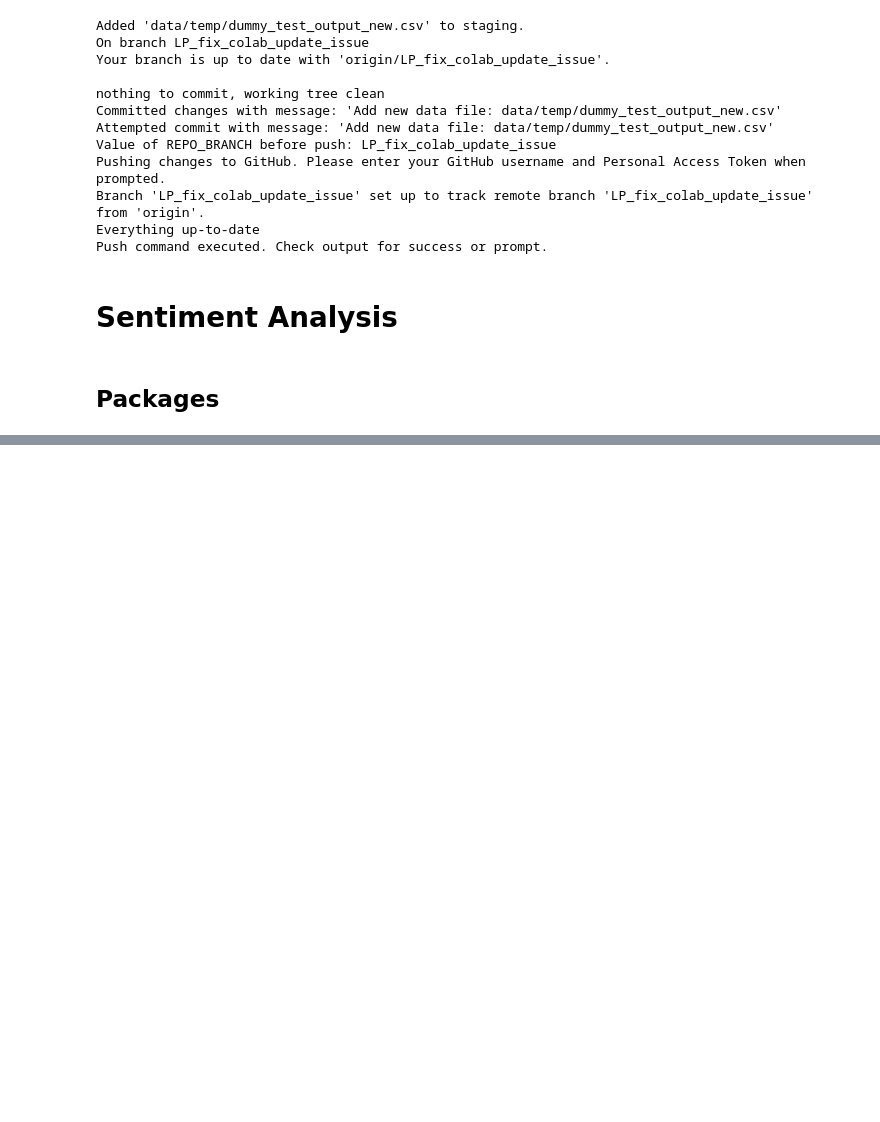
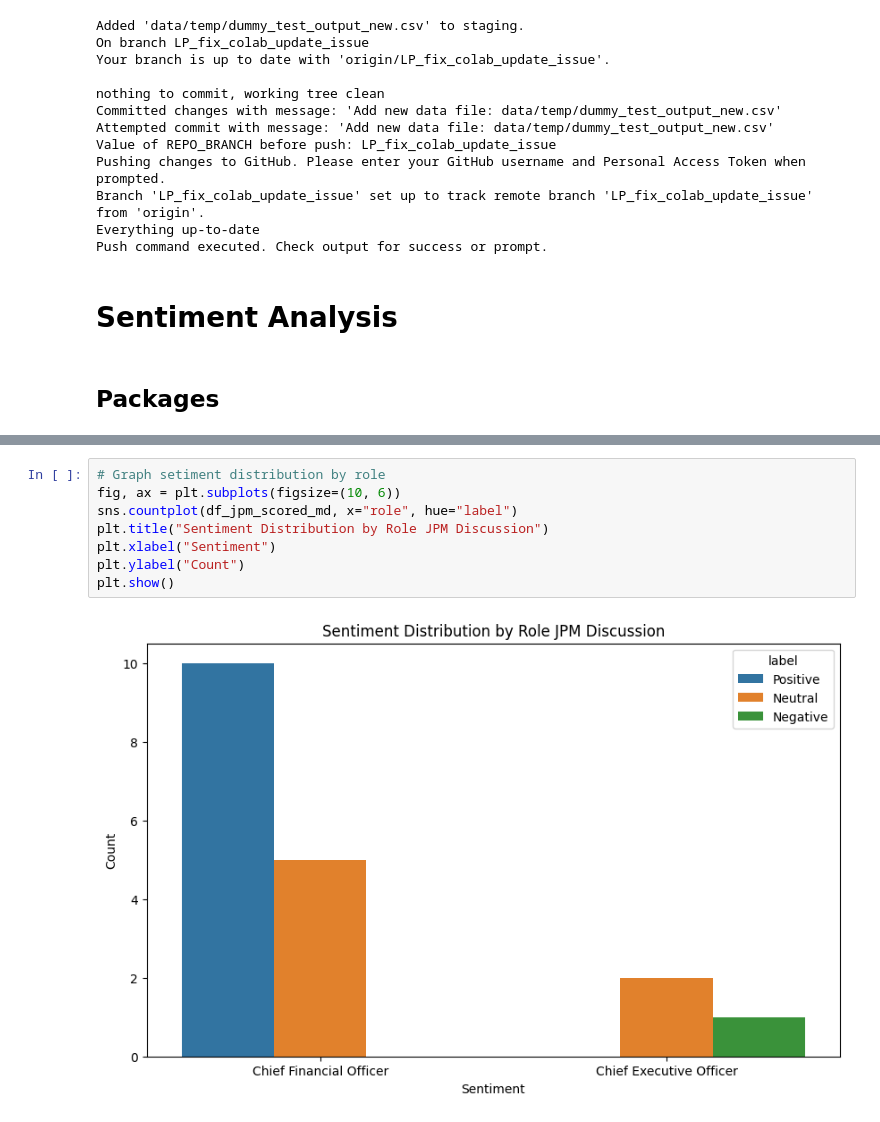
Before and after one commit to EErlando/Quarterly-Bytes, a Jupyter notebook: notebooks/2_exploratory_data_analysis/JKW_Sentiment_Analysis.ipynb, the cells around one changed output, grey strips where cells are left out. Drawn from its saved outputs; the diff is of its cells as text; blank space fills up the shorter version.

```diff
--- a/notebooks/2_exploratory_data_analysis/JKW_Sentiment_Analysis.ipynb
+++ b/notebooks/2_exploratory_data_analysis/JKW_Sentiment_Analysis.ipynb
@@ -182,0 +890,10 @@ warnings.filterwarnings("ignore")
+# %%
+# Graph setiment distribution by role
+fig, ax = plt.subplots(figsize=(10, 6))
+sns.countplot(df_jpm_scored_md, x="role", hue="label")
+plt.title("Sentiment Distribution by Role JPM Discussion")
+plt.xlabel("Sentiment")
+plt.ylabel("Count")
+plt.show()
+# %% [output]
+[figure, added]
```
Also changed, not shown: parts of 76 cells of this notebook.
